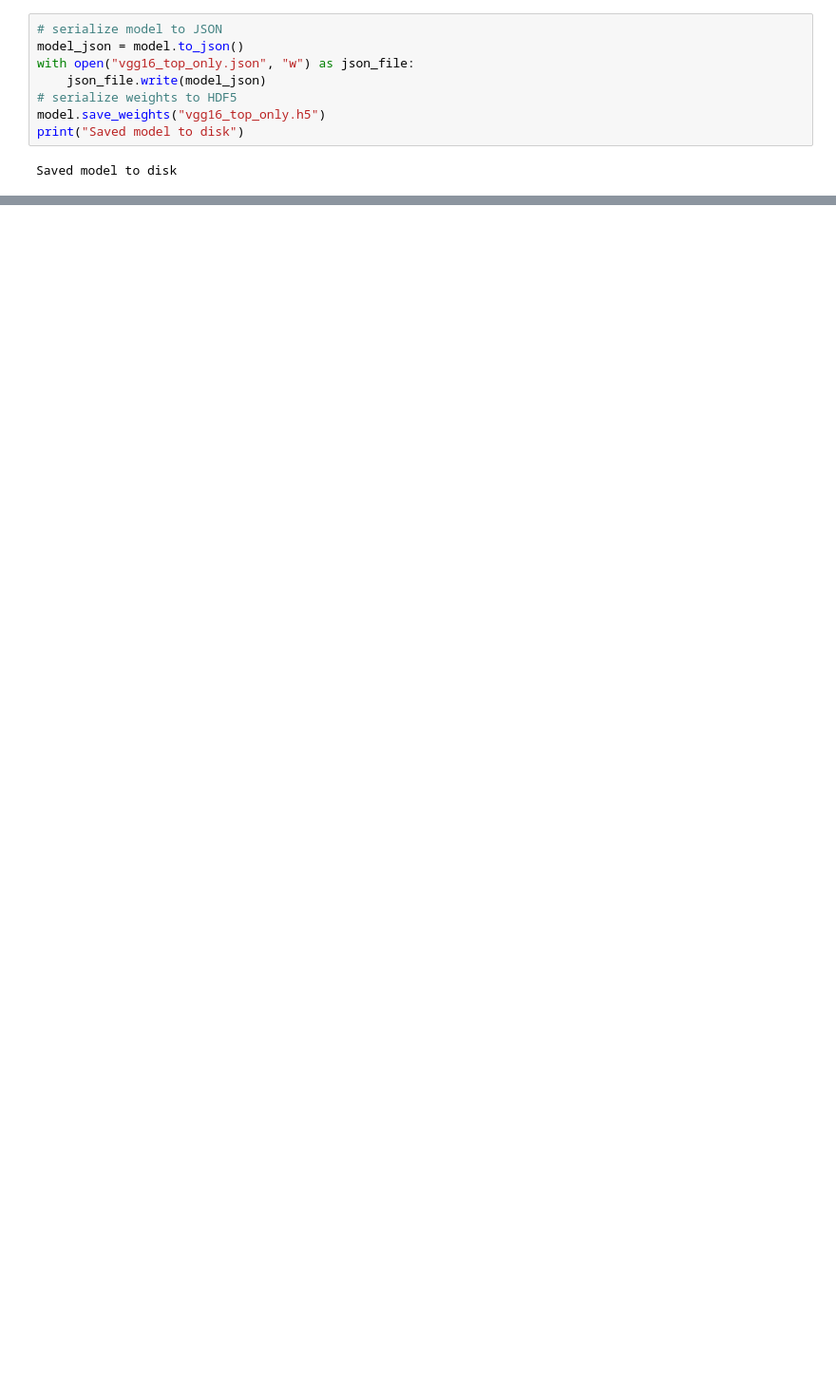
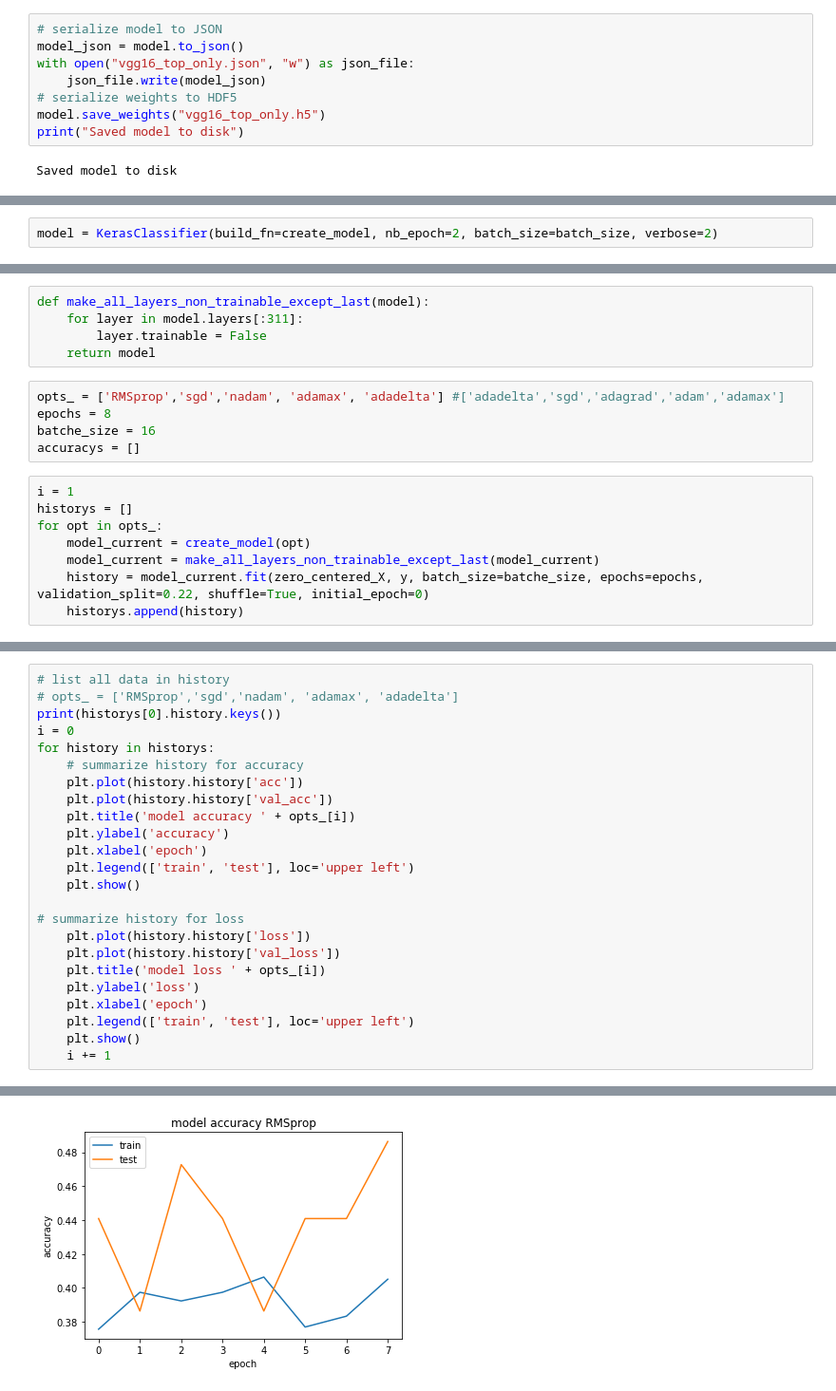
Before and after one commit to FAumeier/Cervical_Cancer_Comp, a Jupyter notebook: Vgg16_2.ipynb, the cells around one changed output, grey strips where cells are left out. Shown: that part at 95% size. Drawn from its saved outputs; the diff is of its cells as text; blank space fills up the shorter version.

```diff
--- a/Vgg16_2.ipynb
+++ b/Vgg16_2.ipynb
@@ -250,0 +387,2 @@ history2 = model.fit(pre_processed_X, y, batch_size=16, epochs=10, callbacks=cal
+# %%
+model = KerasClassifier(build_fn=create_model, nb_epoch=2, batch_size=batch_size, verbose=2)
@@ -250,0 +393,18 @@ history2 = model.fit(pre_processed_X, y, batch_size=16, epochs=10, callbacks=cal
+# %%
+def make_all_layers_non_trainable_except_last(model):
+    for layer in model.layers[:311]:
+        layer.trainable = False
+    return model
+# %%
+opts_ = ['RMSprop','sgd','nadam', 'adamax', 'adadelta'] #['adadelta','sgd','adagrad','adam','adamax']
+epochs = 8
+batche_size = 16
+accuracys = []
+# %%
+i = 1
+historys = []
+for opt in opts_:
+    model_current = create_model(opt)
+    model_current = make_all_layers_non_trainable_except_last(model_current)
+    history = model_current.fit(zero_centered_X, y, batch_size=batche_size, epochs=epochs, validation_split=0.22, shuffle=True, initial_epoch=0)
+    historys.append(history)
@@ -250,0 +437,25 @@ history2 = model.fit(pre_processed_X, y, batch_size=16, epochs=10, callbacks=cal
+# %%
+# list all data in history
+# opts_ = ['RMSprop','sgd','nadam', 'adamax', 'adadelta']
+print(historys[0].history.keys())
+i = 0
+for history in historys:
+    # summarize history for accuracy
+    plt.plot(history.history['acc'])
+    plt.plot(history.history['val_acc'])
+    plt.title('model accuracy ' + opts_[i])
+    plt.ylabel('accuracy')
+    plt.xlabel('epoch')
+    plt.legend(['train', 'test'], loc='upper left')
+    plt.show()
+
+# summarize history for loss
+    plt.plot(history.history['loss'])
+    plt.plot(history.history['val_loss'])
+    plt.title('model loss ' + opts_[i])
+    plt.ylabel('loss')
+    plt.xlabel('epoch')
+    plt.legend(['train', 'test'], loc='upper left')
+    plt.show()
+    i += 1
+# %% [output]
@@ -250,0 +463 @@ history2 = model.fit(pre_processed_X, y, batch_size=16, epochs=10, callbacks=cal
+[figure, added]
```
Also changed, not shown: parts of 69 cells of this notebook.
